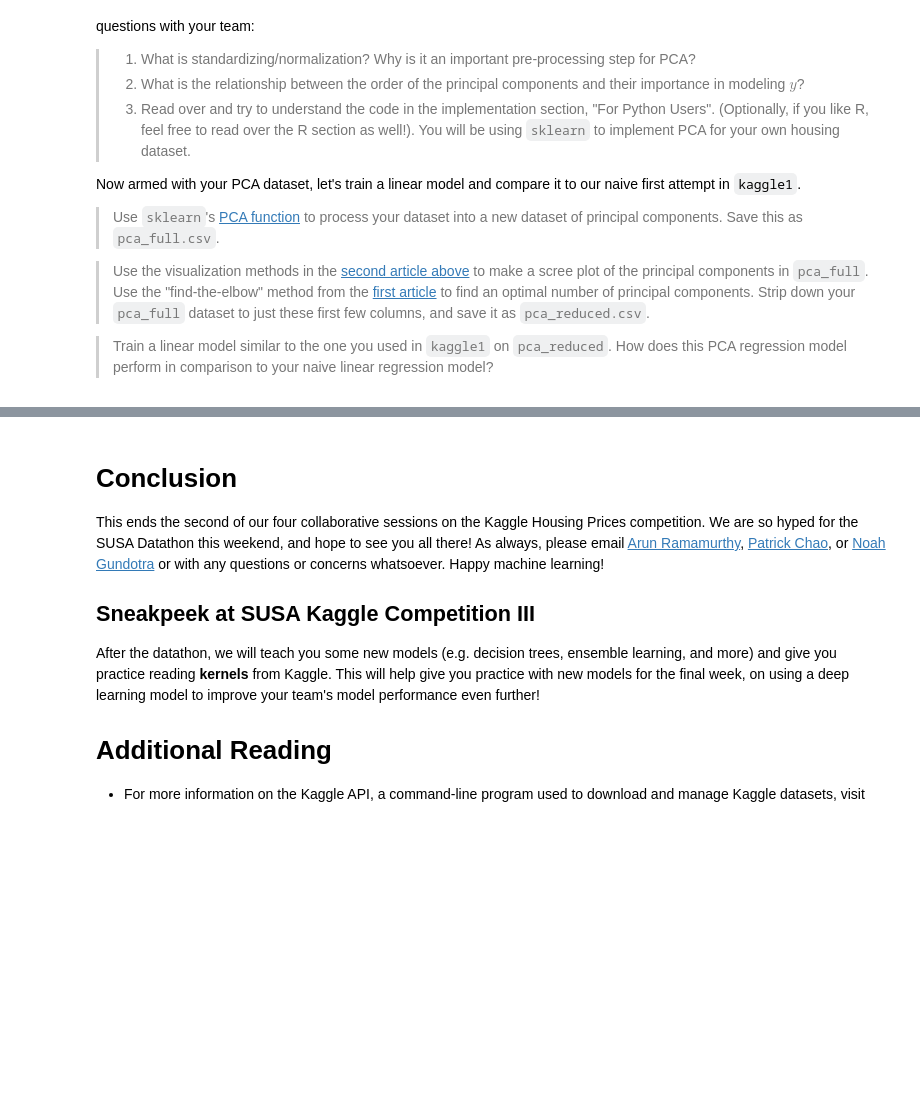
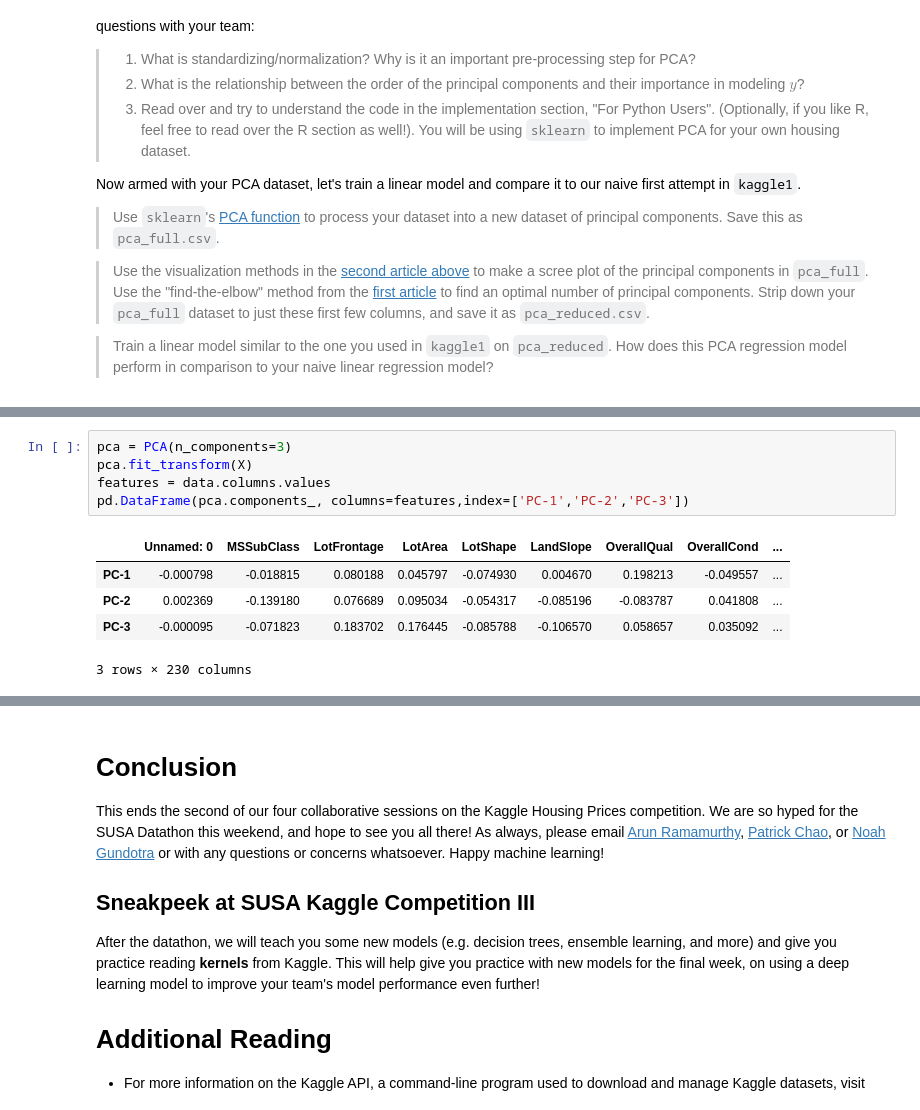
Before and after one commit to claalmve/crash-course, a Jupyter notebook: Kaggle/kaggle2.ipynb, the cells around one changed output, grey strips where cells are left out. Drawn from its saved outputs; the diff is of its cells as text; blank space fills up the shorter version.

```diff
--- a/Kaggle/kaggle2.ipynb
+++ b/Kaggle/kaggle2.ipynb
@@ -381,0 +430,11 @@ See the caveats in the documentation: http://pandas.pydata.org/pandas-docs/stabl
+# %%
+pca = PCA(n_components=3)
+pca.fit_transform(X)
+features = data.columns.values
+pd.DataFrame(pca.components_, columns=features,index=['PC-1','PC-2','PC-3'])
+# %% [output]
+|  | Unnamed: 0 | MSSubClass | LotFrontage | LotArea | LotShape | LandSlope | OverallQual | OverallCond | ... |
+| PC-1 | -0.000798 | -0.018815 | 0.080188 | 0.045797 | -0.074930 | 0.004670 | 0.198213 | -0.049557 | ... |
+| PC-2 | 0.002369 | -0.139180 | 0.076689 | 0.095034 | -0.054317 | -0.085196 | -0.083787 | 0.041808 | ... |
+| PC-3 | -0.000095 | -0.071823 | 0.183702 | 0.176445 | -0.085788 | -0.106570 | 0.058657 | 0.035092 | ... |
+3 rows × 230 columns
```
Also changed, not shown: parts of 19 cells of this notebook.
